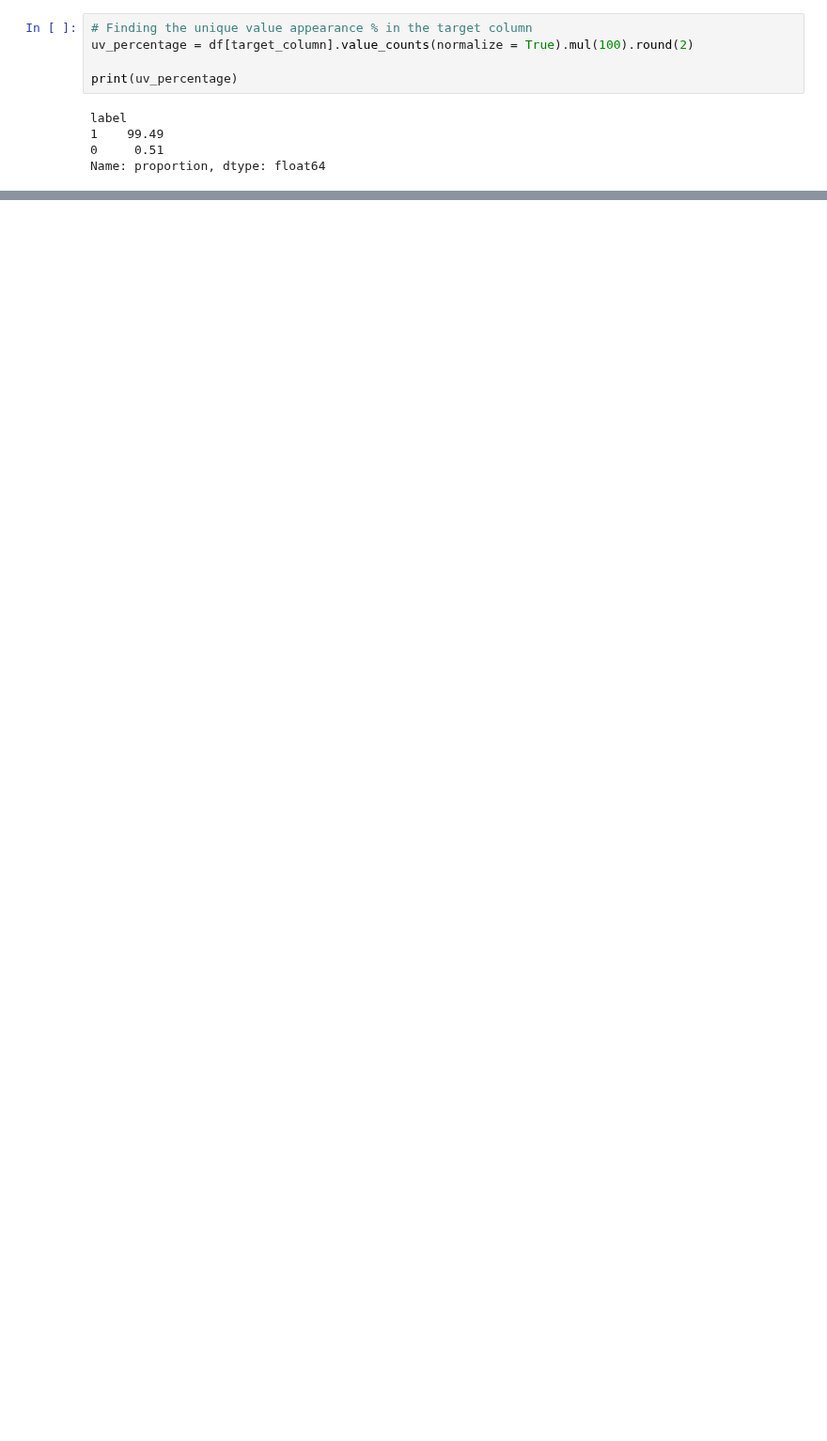
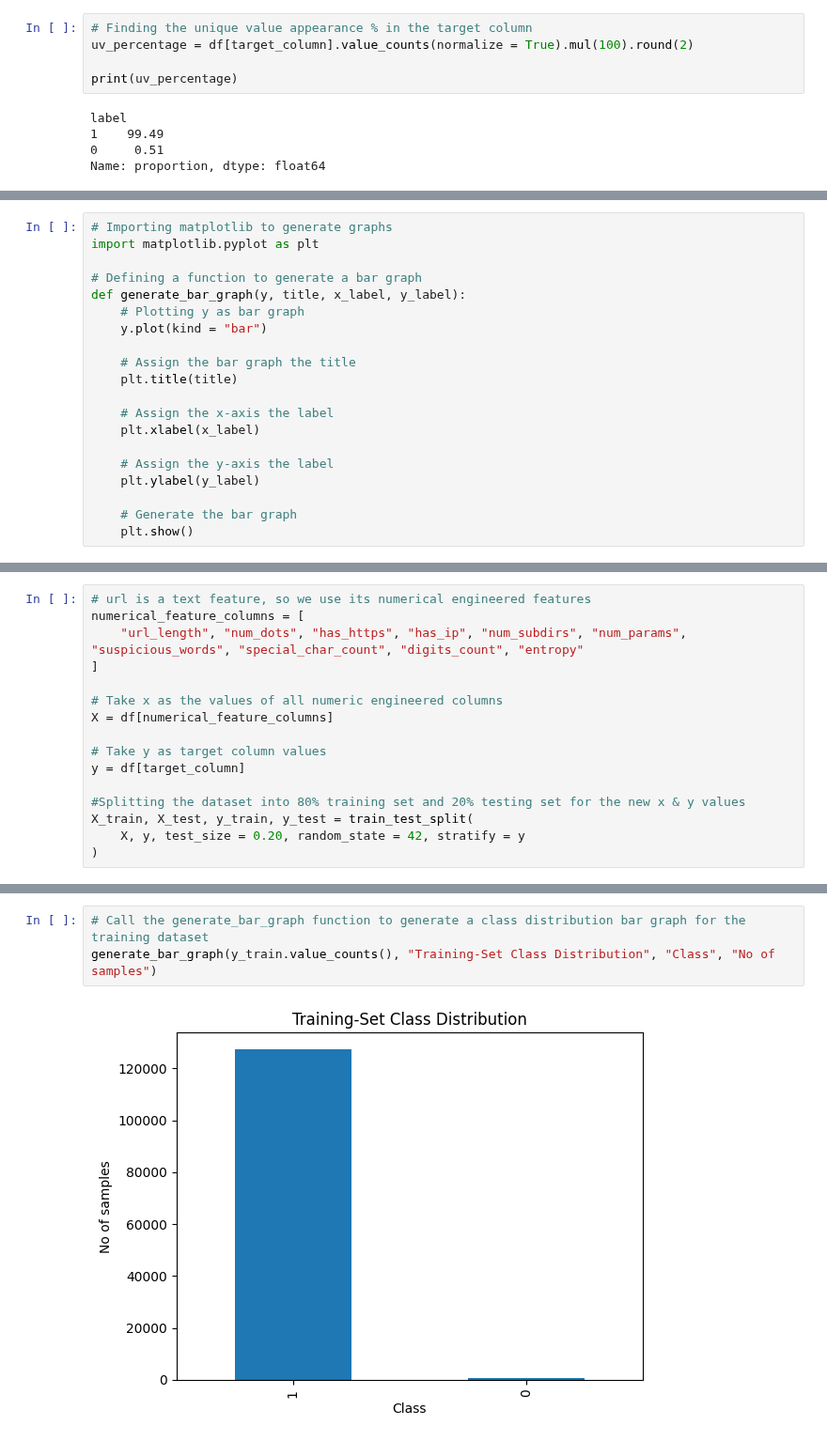
Before and after one commit to aryansjainbtech25-sys/02-Adaptive-Reinforcement-based-Endpoint-Security, a Jupyter notebook: notebooks/phishing_url_detection.ipynb, the cells around one changed output, grey strips where cells are left out. Shown at 94% size. Cells and saved outputs as stored; diff of their text form; blank space fills up the shorter version.

```diff
--- a/notebooks/phishing_url_detection.ipynb
+++ b/notebooks/phishing_url_detection.ipynb
@@ -295,0 +348,20 @@ x2_train, x2_test, y2_train, y2_test = train_test_split(
+# %%
+# Importing matplotlib to generate graphs
+import matplotlib.pyplot as plt
+
+# Defining a function to generate a bar graph
+def generate_bar_graph(y, title, x_label, y_label):
+    # Plotting y as bar graph
+    y.plot(kind = "bar")
+
+    # Assign the bar graph the title
+    plt.title(title)
+
+    # Assign the x-axis the label
+    plt.xlabel(x_label)
+
+    # Assign the y-axis the label
+    plt.ylabel(y_label)
+
+    # Generate the bar graph
+    plt.show()
@@ -295,0 +443,16 @@ x2_train, x2_test, y2_train, y2_test = train_test_split(
+# %%
+# url is a text feature, so we use its numerical engineered features
+numerical_feature_columns = [
+    "url_length", "num_dots", "has_https", "has_ip", "num_subdirs", "num_params", "suspicious_words", "special_char_count", "digits_count", "entropy"
+]
+
+# Take x as the values of all numeric engineered columns
+X = df[numerical_feature_columns]
+
+# Take y as target column values
+y = df[target_column]
+
+#Splitting the dataset into 80% training set and 20% testing set for the new x & y values
+X_train, X_test, y_train, y_test = train_test_split(
+    X, y, test_size = 0.20, random_state = 42, stratify = y
+)
@@ -295,0 +538,5 @@ x2_train, x2_test, y2_train, y2_test = train_test_split(
+# %%
+# Call the generate_bar_graph function to generate a class distribution bar graph for the training dataset
+generate_bar_graph(y_train.value_counts(), "Training-Set Class Distribution", "Class", "No of samples")
+# %% [output]
+[figure, added]
```
Also changed, not shown: parts of 79 cells of this notebook.
